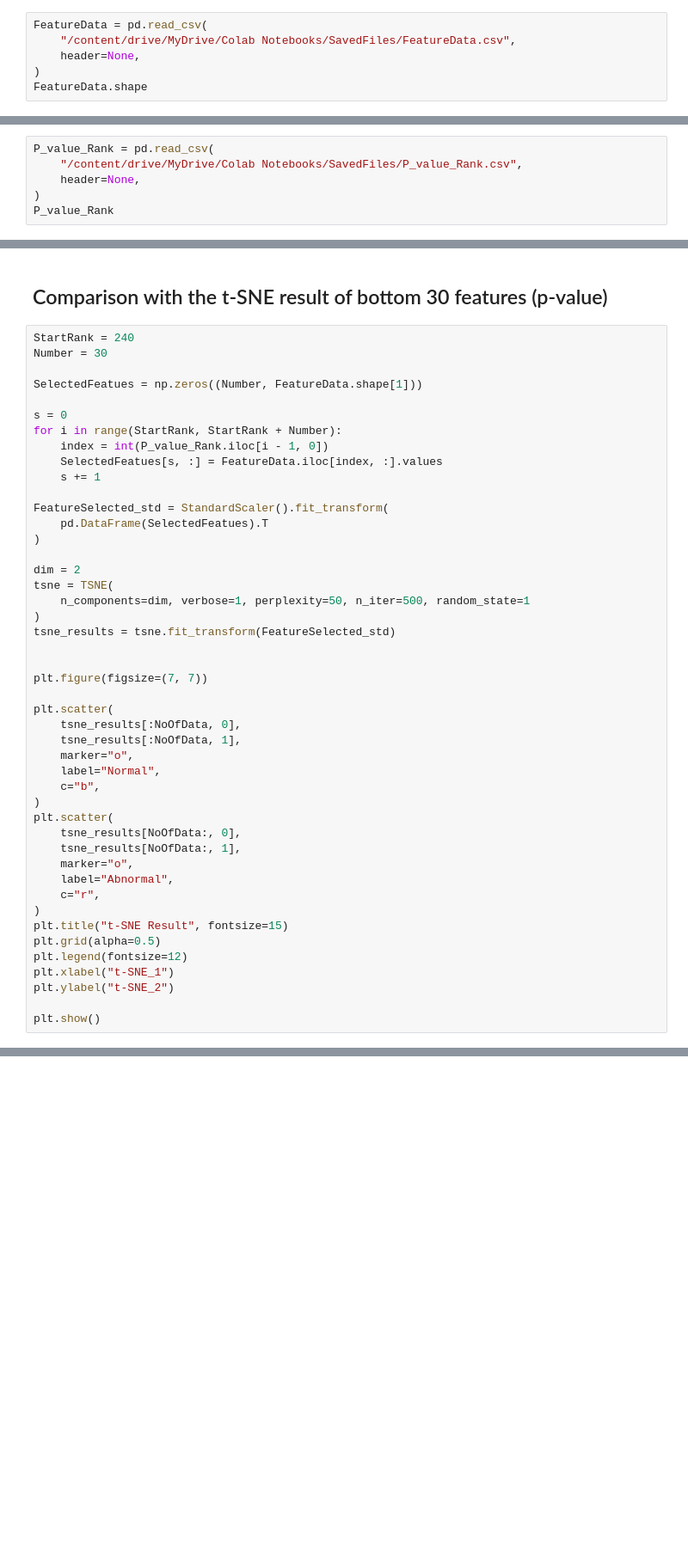
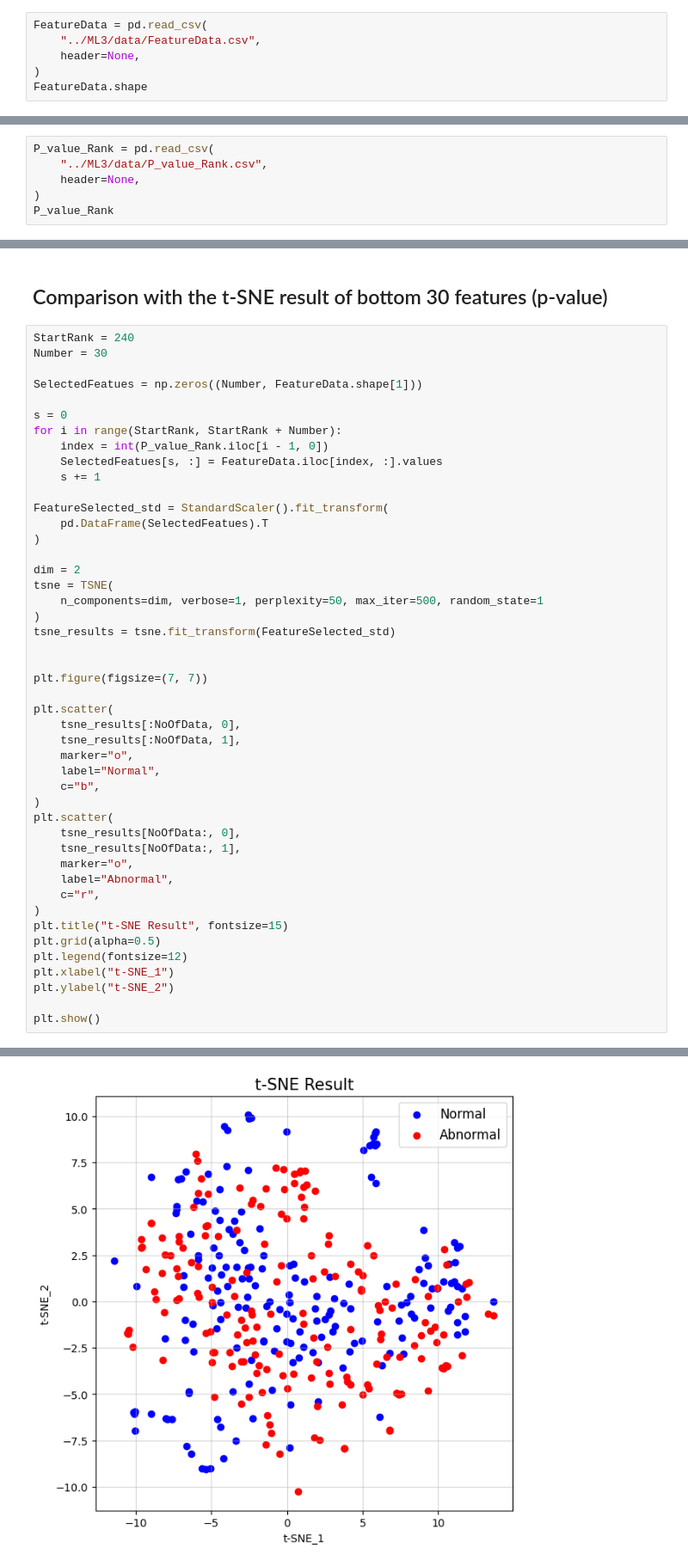
Before and after one commit to rd908213/ME-597-IIoT, a Jupyter notebook: ml_tutorial/ML4/ML4_Code2.ipynb, the cells around one changed output, grey strips where cells are left out. Shown at 86% size. Drawn from its saved outputs; the diff is of its cells as text; blank space fills up the shorter version.

```diff
--- a/ml_tutorial/ML4/ML4_Code2.ipynb
+++ b/ml_tutorial/ML4/ML4_Code2.ipynb
@@ -16,7 +10,7 @@ import time
 * Results of ML3-1 and ML3-2
 # %%
 FeatureData = pd.read_csv(
-    "/content/drive/MyDrive/Colab Notebooks/SavedFiles/FeatureData.csv",
+    "../ML3/data/FeatureData.csv",
     header=None,
 )
 FeatureData.shape
@@ -25,6 +19,6 @@ FileNotFoundError: [Errno 2] No such file or directory: '/content/drive/MyDrive/
 # %%
 P_value_Rank = pd.read_csv(
-    "/content/drive/MyDrive/Colab Notebooks/SavedFiles/P_value_Rank.csv",
+    "../ML3/data/P_value_Rank.csv",
     header=None,
 )
 P_value_Rank
@@ -125,7 +181,7 @@ FeatureSelected_std = StandardScaler().fit_transform(
 
 dim = 2
 tsne = TSNE(
-    n_components=dim, verbose=1, perplexity=50, n_iter=500, random_state=1
+    n_components=dim, verbose=1, perplexity=50, max_iter=500, random_state=1
 )
 tsne_results = tsne.fit_transform(FeatureSelected_std)
 
@@ -153,3 +209,4 @@ plt.xlabel("t-SNE_1")
 plt.ylabel("t-SNE_2")
 
 plt.show()
+# %% [output]
@@ -155,0 +220 @@ plt.show()
+[figure, added]
```
Also changed, not shown: parts of 9 cells of this notebook, 14 other files.
